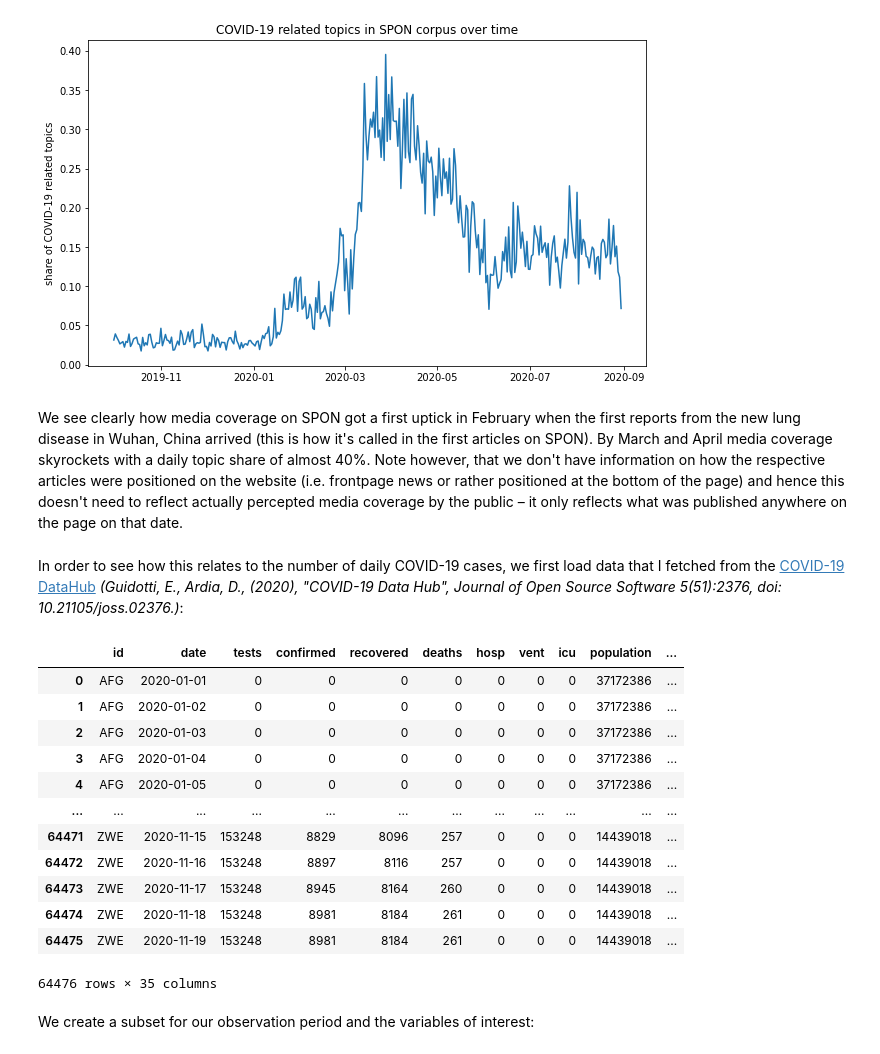
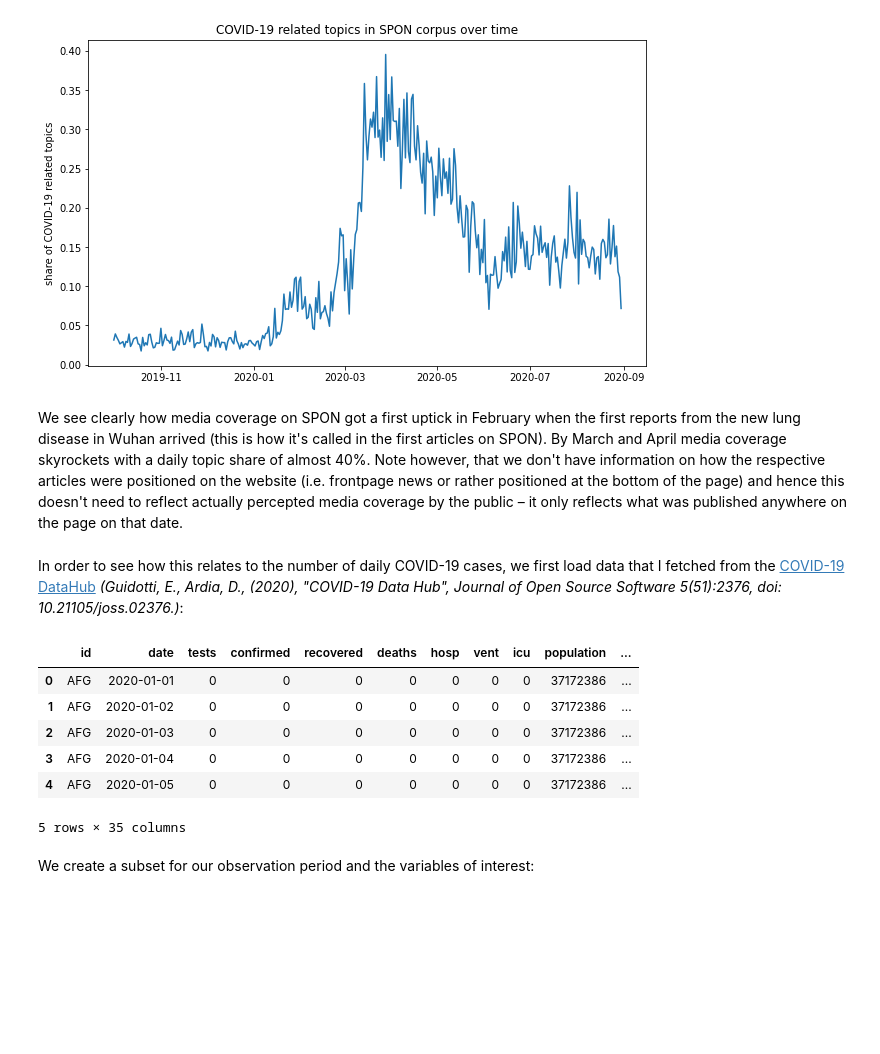
Before and after one commit to WZBSocialScienceCenter/tm_corona, a Jupyter notebook: tm_analysis.ipynb, the cells around one changed output. Cells and saved outputs as stored; diff of their text form; code cells hidden in the pictures; blank space fills up the shorter version.

```diff
--- a/tm_analysis.ipynb
+++ b/tm_analysis.ipynb
@@ -434,27 +455,21 @@ fig;
 # %% [output]
 [figure]
 # %% [markdown]
-We see clearly how media coverage on SPON got a first uptick in February when the first reports from the new lung disease in Wuhan, China arrived (this is how it's called in the first articles on SPON). By March and April media coverage skyrockets with a daily topic share of almost 40%. Note however, that we don't have information on how the respective articles were positioned on the website (i.e. frontpage news or rather positioned at the bottom of the page) and hence this doesn't need to reflect actually percepted media coverage by the public – it only reflects what was published anywhere on the page on that date.
+We see clearly how media coverage on SPON got a first uptick in February when the first reports from the new lung disease in Wuhan arrived (this is how it's called in the first articles on SPON). By March and April media coverage skyrockets with a daily topic share of almost 40%. Note however, that we don't have information on how the respective articles were positioned on the website (i.e. frontpage news or rather positioned at the bottom of the page) and hence this doesn't need to reflect actually percepted media coverage by the public – it only reflects what was published anywhere on the page on that date.
 # %% [markdown]
 In order to see how this relates to the number of daily COVID-19 cases, we first load data that I fetched from the [COVID-19 DataHub](https://covid19datahub.io/) *(Guidotti, E., Ardia, D., (2020), "COVID-19 Data Hub", Journal of Open Source Software 5(51):2376, doi: 10.21105/joss.02376.)*:
 # %%
 coviddatahub_full = pd.read_csv('data/covid19datahub-2020-11-19.csv')
 coviddatahub_full['date'] = pd.to_datetime(coviddatahub_full.date)
-coviddatahub_full
+coviddatahub_full.head()
 # %% [output]
 |  | id | date | tests | confirmed | recovered | deaths | hosp | vent | icu | population | ... |
 | 0 | AFG | 2020-01-01 | 0 | 0 | 0 | 0 | 0 | 0 | 0 | 37172386 | ... |
 | 1 | AFG | 2020-01-02 | 0 | 0 | 0 | 0 | 0 | 0 | 0 | 37172386 | ... |
 | 2 | AFG | 2020-01-03 | 0 | 0 | 0 | 0 | 0 | 0 | 0 | 37172386 | ... |
 | 3 | AFG | 2020-01-04 | 0 | 0 | 0 | 0 | 0 | 0 | 0 | 37172386 | ... |
 | 4 | AFG | 2020-01-05 | 0 | 0 | 0 | 0 | 0 | 0 | 0 | 37172386 | ... |
-| ... | ... | ... | ... | ... | ... | ... | ... | ... | ... | ... | ... |
-| 64471 | ZWE | 2020-11-15 | 153248 | 8829 | 8096 | 257 | 0 | 0 | 0 | 14439018 | ... |
-| 64472 | ZWE | 2020-11-16 | 153248 | 8897 | 8116 | 257 | 0 | 0 | 0 | 14439018 | ... |
-| 64473 | ZWE | 2020-11-17 | 153248 | 8945 | 8164 | 260 | 0 | 0 | 0 | 14439018 | ... |
-| 64474 | ZWE | 2020-11-18 | 153248 | 8981 | 8184 | 261 | 0 | 0 | 0 | 14439018 | ... |
-| 64475 | ZWE | 2020-11-19 | 153248 | 8981 | 8184 | 261 | 0 | 0 | 0 | 14439018 | ... |
-64476 rows × 35 columns
+5 rows × 35 columns
 # %% [markdown]
 We create a subset for our observation period and the variables of interest:
 # %%
```
Also changed, not shown: parts of 36 cells of this notebook.
